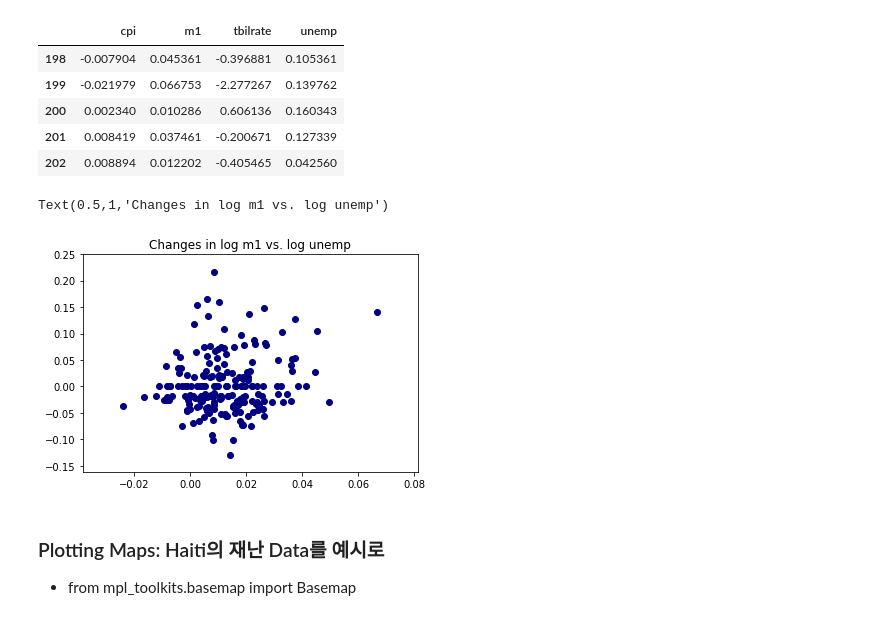
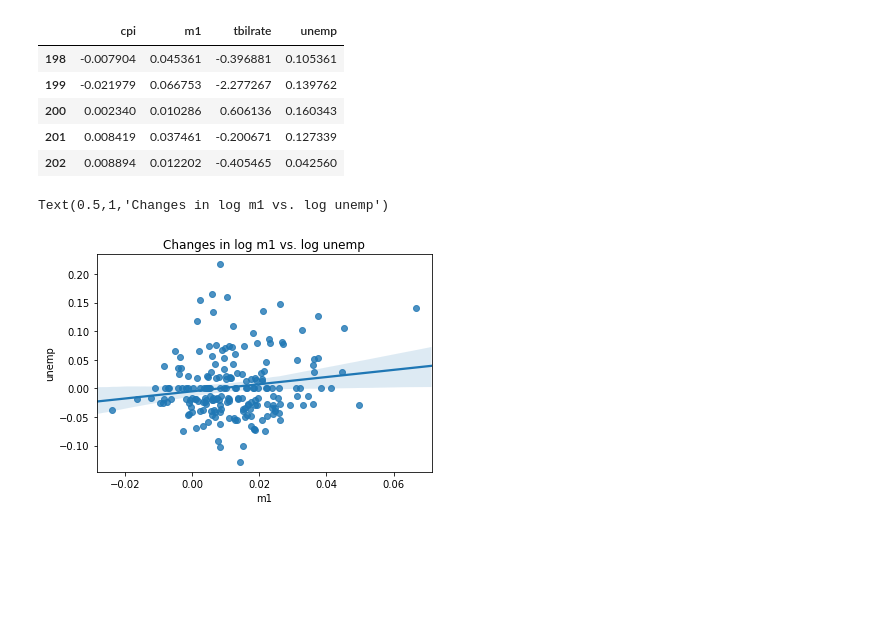
Before and after one commit to yurrrri/python, a Jupyter notebook: plotting.ipynb, the cells around one changed output. Drawn from its saved outputs; the diff is of its cells as text; code cells hidden in the pictures; blank space fills up the shorter version.

```diff
--- a/plotting.ipynb
+++ b/plotting.ipynb
@@ -311,5 +342,5 @@ values.plot(kind='kde', style='k--')
 # %%
-macro = pd.read_csv('ch08/macrodata.csv')
+macro = pd.read_csv('examples/macrodata.csv')
 # %%
 data = macro[['cpi', 'm1', 'tbilrate', 'unemp']] #한꺼번에 데이터 불러오기
 # %%
@@ -324,11 +355,8 @@ trans_data[-5:] #뒤에서 5번째 데이터부터 끝까지
 | 201 | 0.008419 | 0.037461 | -0.200671 | 0.127339 |
 | 202 | 0.008894 | 0.012202 | -0.405465 | 0.042560 |
 # %%
-plt.scatter(trans_data['m1'], trans_data['unemp'], color='navy')
+sns.regplot('m1', 'unemp', data=trans_data)
 plt.title('Changes in log %s vs. log %s' %('m1', 'unemp'))
 # %% [output]
 Text(0.5,1,'Changes in log m1 vs. log unemp')
-[figure, old version]
+[figure, new version]
-# %% [markdown]
-### Plotting Maps: Haiti의 재난 Data를 예시로
-- from mpl_toolkits.basemap import Basemap
```
Also changed, not shown: parts of 84 cells of this notebook.
